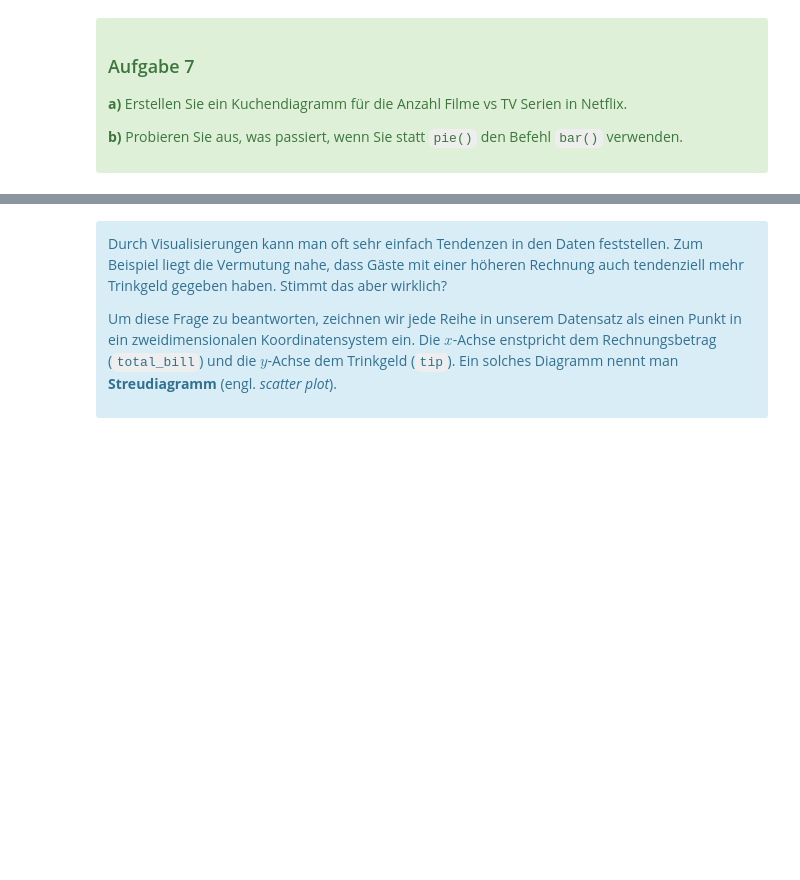
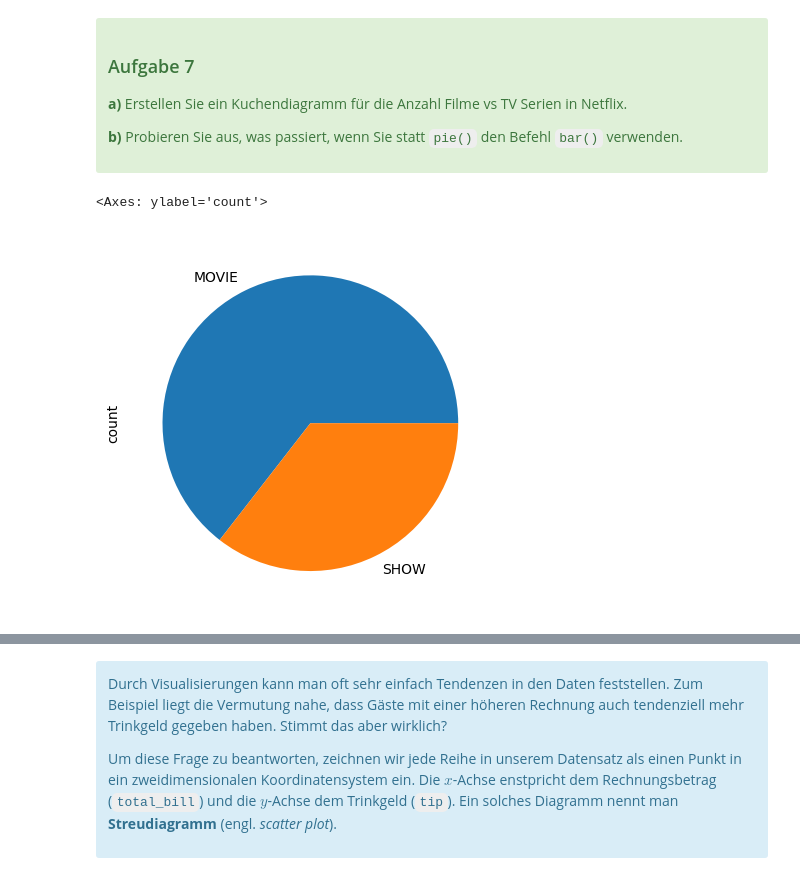
Before and after one commit to Timon-D3v/wahlfach-informatik, a Jupyter notebook: 25_Notebook 1 - Daten visualisieren und analysieren.ipynb, the cells around one changed output, grey strips where cells are left out. Saved outputs shown, nothing was run; the diff lists cells and outputs as text; code cells hidden in the pictures; blank space fills up the shorter version.

```diff
--- a/25_Notebook 1 - Daten visualisieren und analysieren.ipynb
+++ b/25_Notebook 1 - Daten visualisieren und analysieren.ipynb
@@ -471,5 +483,10 @@ meal_times.plot.pie()
 </div>
 # %%
 # a)
+watch_types = netflix.type.value_counts()
+watch_types.plot.pie()
+# %% [output]
+<Axes: ylabel='count'>
+[figure, added]
 # %%
 # b)
```
Also changed, not shown: parts of 16 cells of this notebook, 3 other files.
